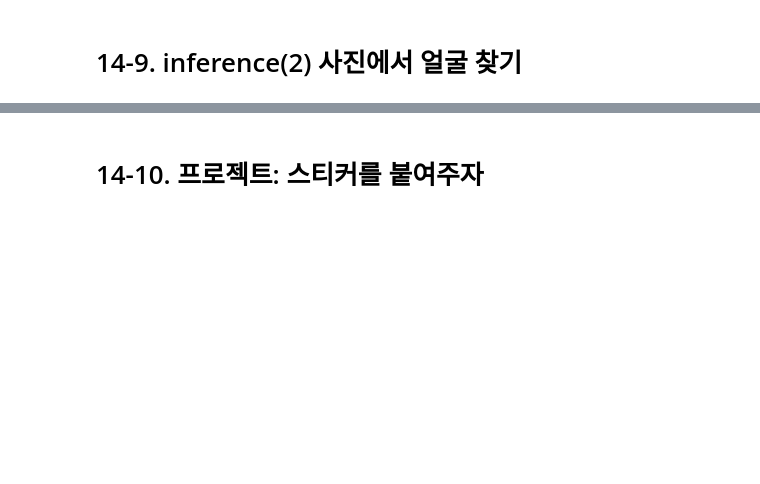
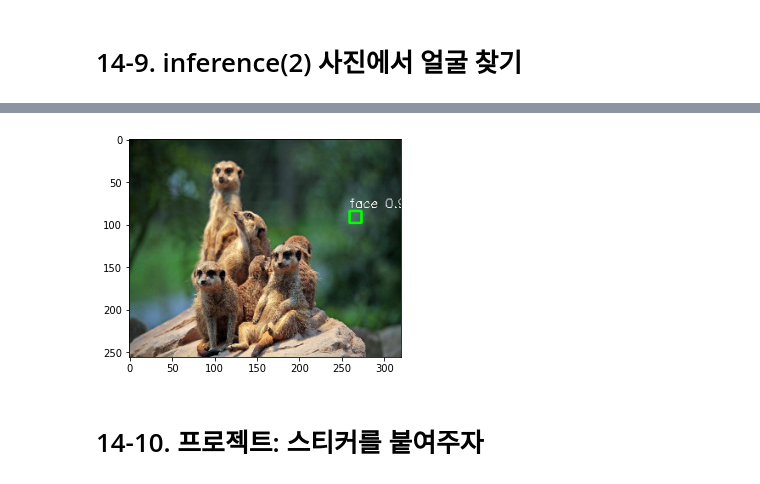
Before and after one commit to cowFarmer/AI_study, a Jupyter notebook: GoingDeeper/G14_face_sticker/study.ipynb, the cells around one changed output, grey strips where cells are left out. Cells and saved outputs as stored; diff of their text form; code cells hidden in the pictures; blank space fills up the shorter version.

```diff
--- a/GoingDeeper/G14_face_sticker/study.ipynb
+++ b/GoingDeeper/G14_face_sticker/study.ipynb
@@ -445,2 +1324,7 @@ print('슝=3')
+# %%
+TEST_IMAGE_PATH = os.path.join(PROJECT_PATH, 'meerkat.jpg')
+detect_face(TEST_IMAGE_PATH)
+# %% [output]
+[figure, added]
 # %% [markdown]
 # 14-10. 프로젝트: 스티커를 붙여주자
```
Also changed, not shown: parts of 68 cells of this notebook.
